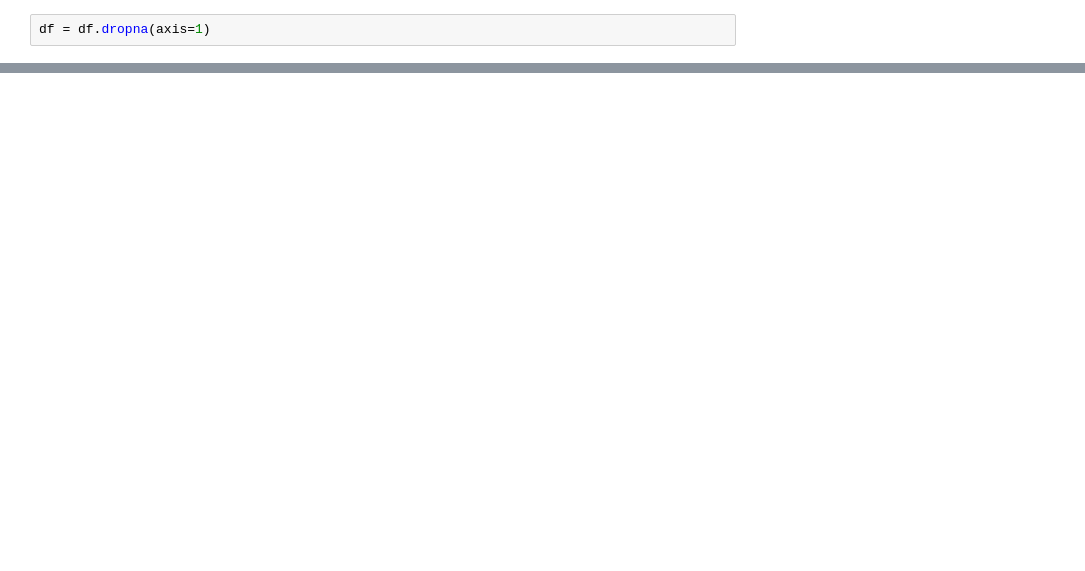
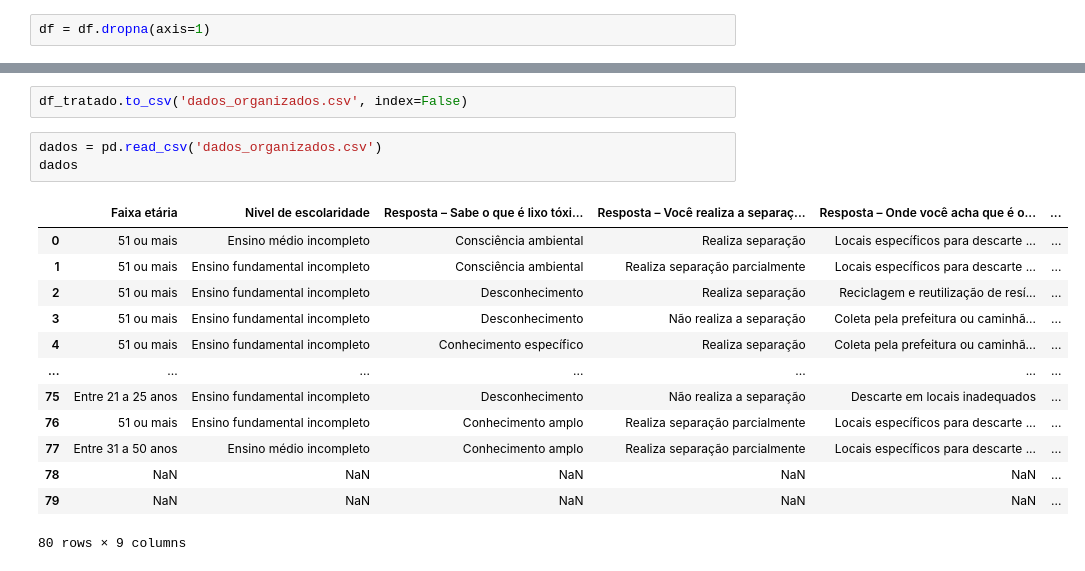
Before and after one commit to ramux2/Analise-de-dados-pesquisa-meio-ambiente, a Jupyter notebook: data_analysis.ipynb, the cells around one changed output, grey strips where cells are left out. Drawn from its saved outputs; the diff is of its cells as text; blank space fills up the shorter version.

```diff
--- a/data_analysis.ipynb
+++ b/data_analysis.ipynb
@@ -141,0 +79,19 @@ pandas.core.series.Series
+# %%
+df_tratado.to_csv('dados_organizados.csv', index=False)
+# %%
+dados = pd.read_csv('dados_organizados.csv')
+dados
+# %% [output]
+|  | Faixa etária | Nivel de escolaridade | Resposta – Sabe o que é lixo tóxi... | Resposta – Você realiza a separaç... | Resposta – Onde você acha que é o... | ... |
+| 0 | 51 ou mais | Ensino médio incompleto | Consciência ambiental | Realiza separação | Locais específicos para descarte ... | ... |
+| 1 | 51 ou mais | Ensino fundamental incompleto | Consciência ambiental | Realiza separação parcialmente | Locais específicos para descarte ... | ... |
+| 2 | 51 ou mais | Ensino fundamental incompleto | Desconhecimento | Realiza separação | Reciclagem e reutilização de resí... | ... |
+| 3 | 51 ou mais | Ensino fundamental incompleto | Desconhecimento | Não realiza a separação | Coleta pela prefeitura ou caminhã... | ... |
+| 4 | 51 ou mais | Ensino fundamental incompleto | Conhecimento específico | Realiza separação | Coleta pela prefeitura ou caminhã... | ... |
+| ... | ... | ... | ... | ... | ... | ... |
+| 75 | Entre 21 a 25 anos | Ensino fundamental incompleto | Desconhecimento | Não realiza a separação | Descarte em locais inadequados | ... |
+| 76 | 51 ou mais | Ensino fundamental incompleto | Conhecimento amplo | Realiza separação parcialmente | Locais específicos para descarte ... | ... |
+| 77 | Entre 31 a 50 anos | Ensino médio incompleto | Conhecimento amplo | Realiza separação parcialmente | Locais específicos para descarte ... | ... |
+| 78 | NaN | NaN | NaN | NaN | NaN | ... |
+| 79 | NaN | NaN | NaN | NaN | NaN | ... |
+80 rows × 9 columns
```
Also changed, not shown: parts of 23 cells of this notebook, 7 other files.
